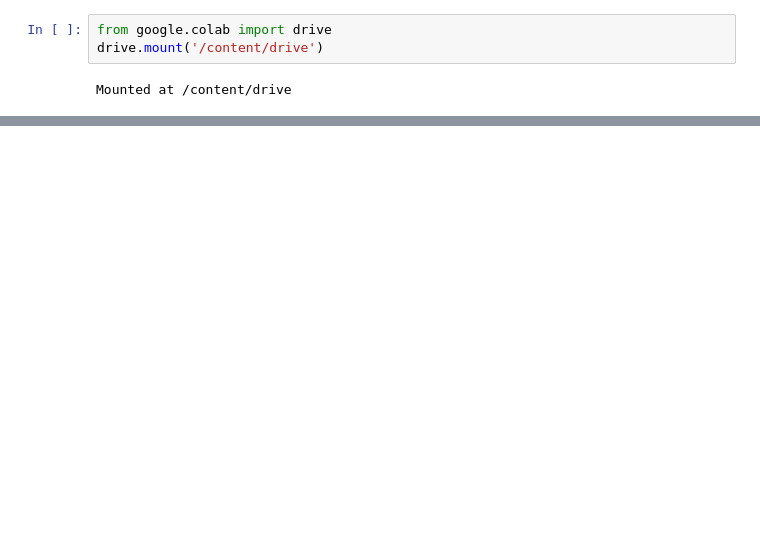
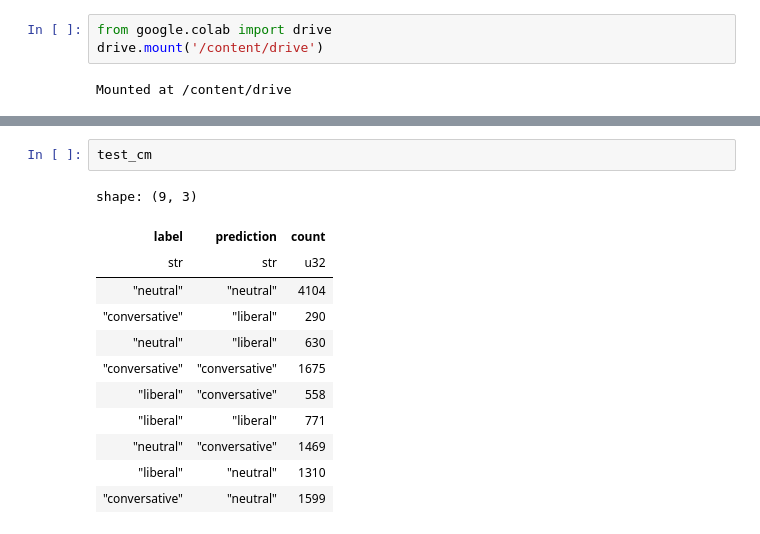
Before and after one commit to PaulTerrasi/Political-Signaling-Sentiment-Analysis, a Jupyter notebook: src/modeling/fine_tuned_model.ipynb, the cells around one changed output, grey strips where cells are left out. Saved outputs shown, nothing was run; the diff lists cells and outputs as text; blank space fills up the shorter version.

```diff
--- a/src/modeling/fine_tuned_model.ipynb
+++ b/src/modeling/fine_tuned_model.ipynb
@@ -127,0 +244,15 @@ shape: (9, 4)
+# %%
+test_cm
+# %% [output]
+shape: (9, 3)
+| label | prediction | count |
+| str | str | u32 |
+| "neutral" | "neutral" | 4104 |
+| "conversative" | "liberal" | 290 |
+| "neutral" | "liberal" | 630 |
+| "conversative" | "conversative" | 1675 |
+| "liberal" | "conversative" | 558 |
+| "liberal" | "liberal" | 771 |
+| "neutral" | "conversative" | 1469 |
+| "liberal" | "neutral" | 1310 |
+| "conversative" | "neutral" | 1599 |
```
Also changed, not shown: parts of 31 cells of this notebook.
